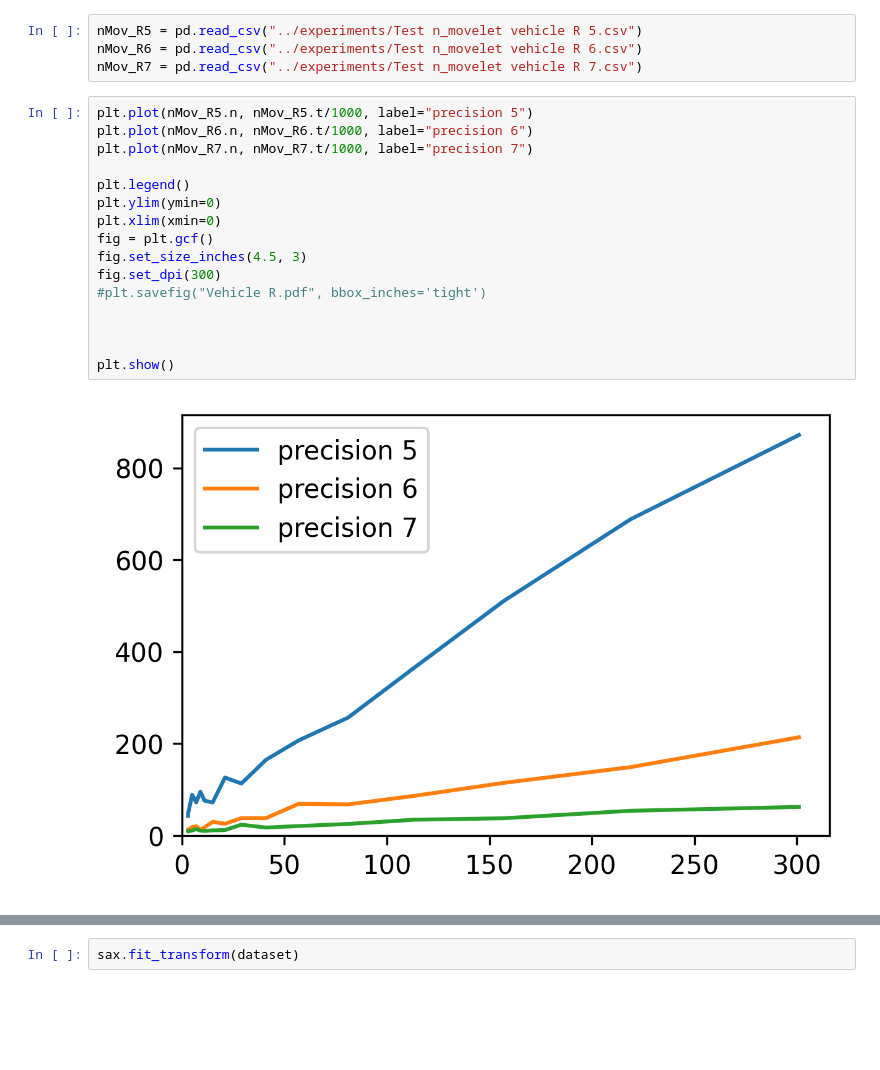
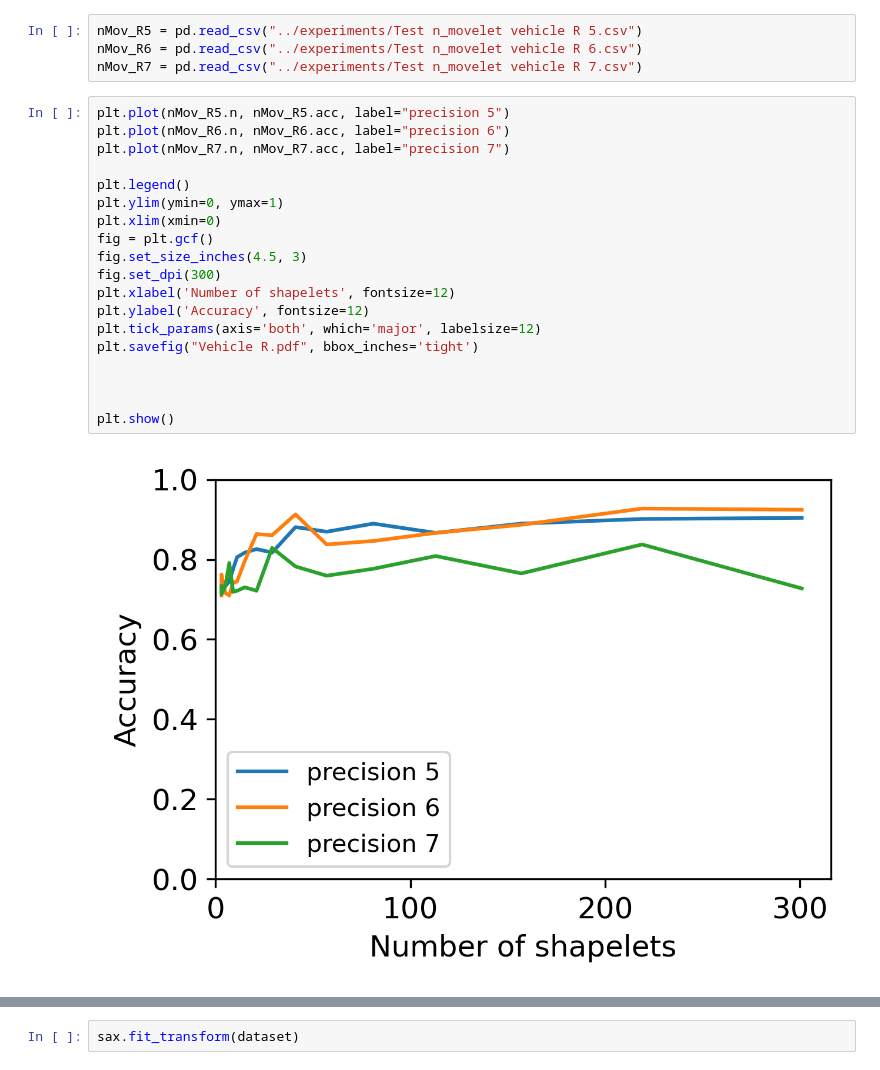
Before and after one commit to cri98li/cri98tj, a Jupyter notebook: Notebooks per grafici/Confronti nostri modelli.ipynb, the cells around one changed output, grey strips where cells are left out. Drawn from its saved outputs; the diff is of its cells as text; blank space fills up the shorter version.

```diff
--- a/Notebooks per grafici/Confronti nostri modelli.ipynb
+++ b/Notebooks per grafici/Confronti nostri modelli.ipynb
@@ -125,23 +138,26 @@ nMov_R5 = pd.read_csv("../experiments/Test n_movelet vehicle R 5.csv")
 nMov_R6 = pd.read_csv("../experiments/Test n_movelet vehicle R 6.csv")
 nMov_R7 = pd.read_csv("../experiments/Test n_movelet vehicle R 7.csv")
 # %%
-plt.plot(nMov_R5.n, nMov_R5.t/1000, label="precision 5")
-plt.plot(nMov_R6.n, nMov_R6.t/1000, label="precision 6")
-plt.plot(nMov_R7.n, nMov_R7.t/1000, label="precision 7")
+plt.plot(nMov_R5.n, nMov_R5.acc, label="precision 5")
+plt.plot(nMov_R6.n, nMov_R6.acc, label="precision 6")
+plt.plot(nMov_R7.n, nMov_R7.acc, label="precision 7")
 
 plt.legend()
-plt.ylim(ymin=0)
+plt.ylim(ymin=0, ymax=1)
 plt.xlim(xmin=0)
 fig = plt.gcf()
 fig.set_size_inches(4.5, 3)
 fig.set_dpi(300)
-#plt.savefig("Vehicle R.pdf", bbox_inches='tight')
+plt.xlabel('Number of shapelets', fontsize=12)
+plt.ylabel('Accuracy', fontsize=12)
+plt.tick_params(axis='both', which='major', labelsize=12)
+plt.savefig("Vehicle R.pdf", bbox_inches='tight')
 
 
 
 plt.show()
 # %% [output]
-[figure, old version]
+[figure, new version]
 # %%
 import numpy
 import matplotlib.pyplot as plt
```
Also changed, not shown: parts of 11 cells of this notebook, 46 other files.
